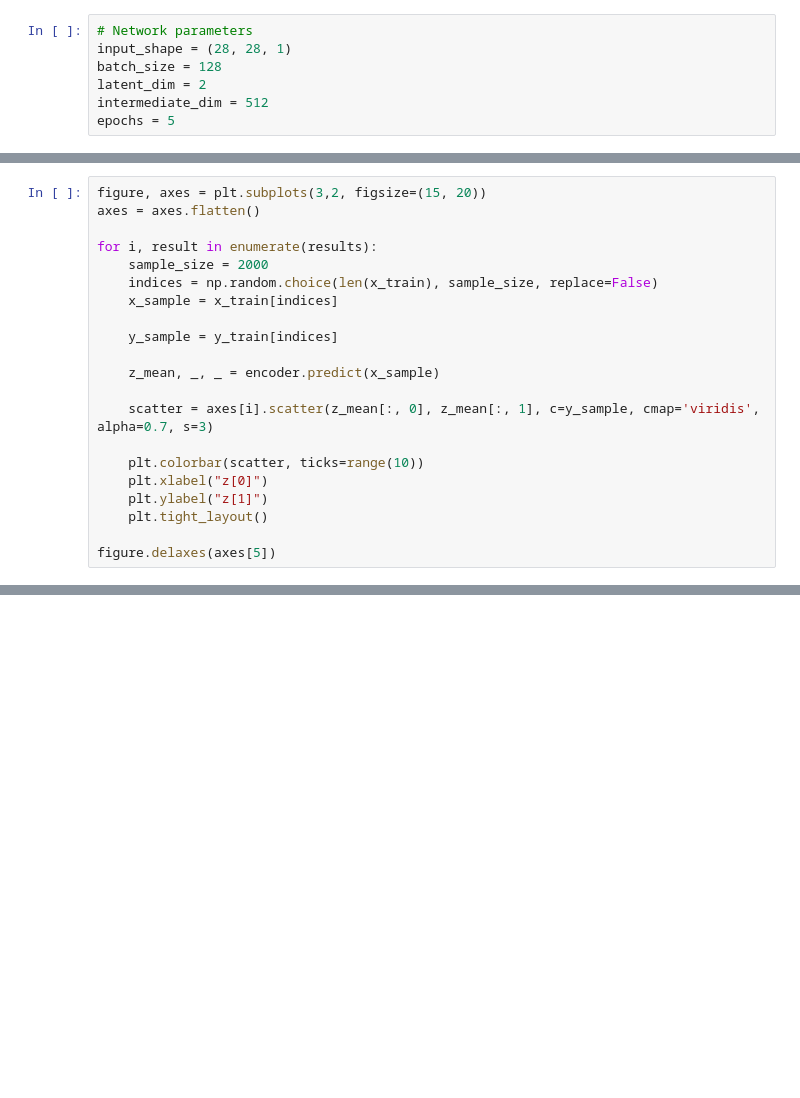
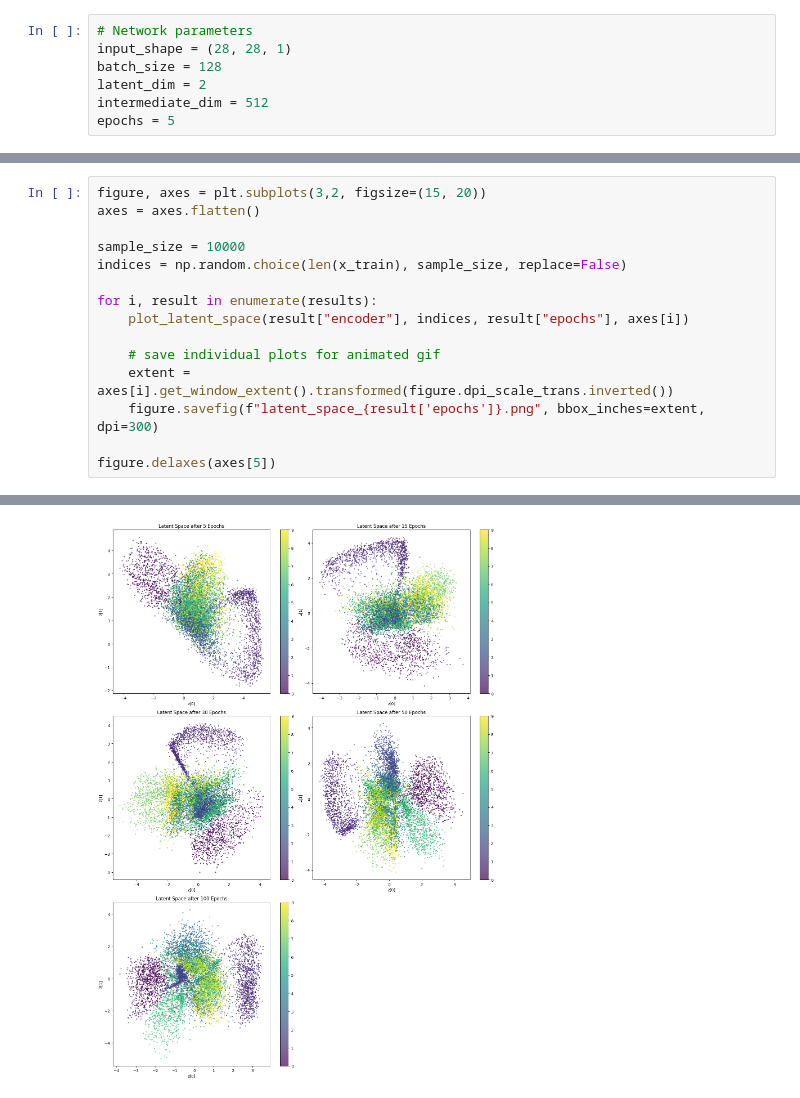
Before and after one commit to piripu/nus-gen-ai, a Jupyter notebook: module7/assignment/MODULE_7-ESGUERRA_PHILLIP.ipynb, the cells around one changed output, grey strips where cells are left out. Drawn from its saved outputs; the diff is of its cells as text; blank space fills up the shorter version.

```diff
--- a/module7/assignment/MODULE_7-ESGUERRA_PHILLIP.ipynb
+++ b/module7/assignment/MODULE_7-ESGUERRA_PHILLIP.ipynb
@@ -197,21 +214,0 @@ for result in results:
-# %%
-figure, axes = plt.subplots(3,2, figsize=(15, 20))
-axes = axes.flatten()
-
-for i, result in enumerate(results):
-    sample_size = 2000
-    indices = np.random.choice(len(x_train), sample_size, replace=False)
-    x_sample = x_train[indices]
-
-    y_sample = y_train[indices]
-
-    z_mean, _, _ = encoder.predict(x_sample)
-
-    scatter = axes[i].scatter(z_mean[:, 0], z_mean[:, 1], c=y_sample, cmap='viridis', alpha=0.7, s=3)
-
-    plt.colorbar(scatter, ticks=range(10))
-    plt.xlabel("z[0]")
-    plt.ylabel("z[1]")
-    plt.tight_layout()
-
-figure.delaxes(axes[5])
@@ -224,0 +215,16 @@ figure.delaxes(axes[5])
+# %%
+figure, axes = plt.subplots(3,2, figsize=(15, 20))
+axes = axes.flatten()
+
+sample_size = 10000
+indices = np.random.choice(len(x_train), sample_size, replace=False)
+
+for i, result in enumerate(results):
+    plot_latent_space(result["encoder"], indices, result["epochs"], axes[i])
+
+    # save individual plots for animated gif
+    extent = axes[i].get_window_extent().transformed(figure.dpi_scale_trans.inverted())
+    figure.savefig(f"latent_space_{result['epochs']}.png", bbox_inches=extent, dpi=300)
+
+figure.delaxes(axes[5])
+# %% [output]
@@ -224,0 +236 @@ figure.delaxes(axes[5])
+[figure, added]
```
Also changed, not shown: parts of 8 cells of this notebook, 6 other files.
